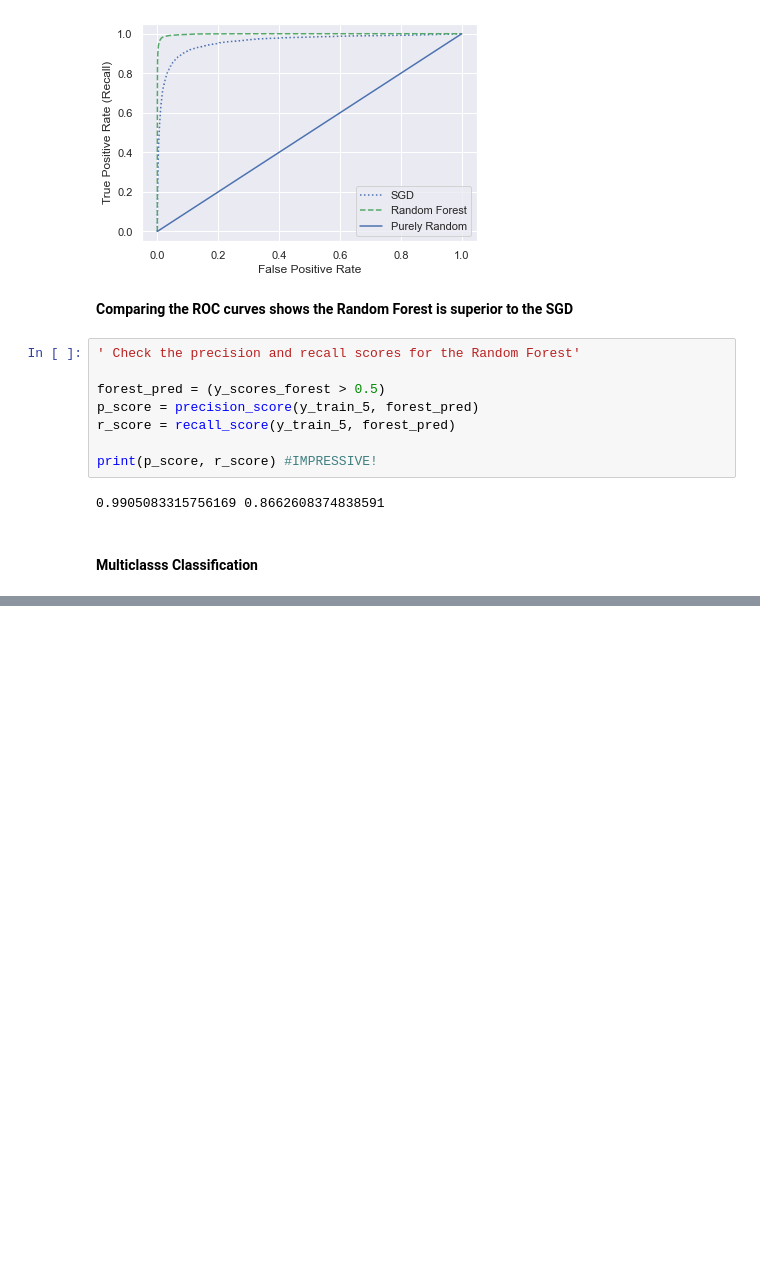
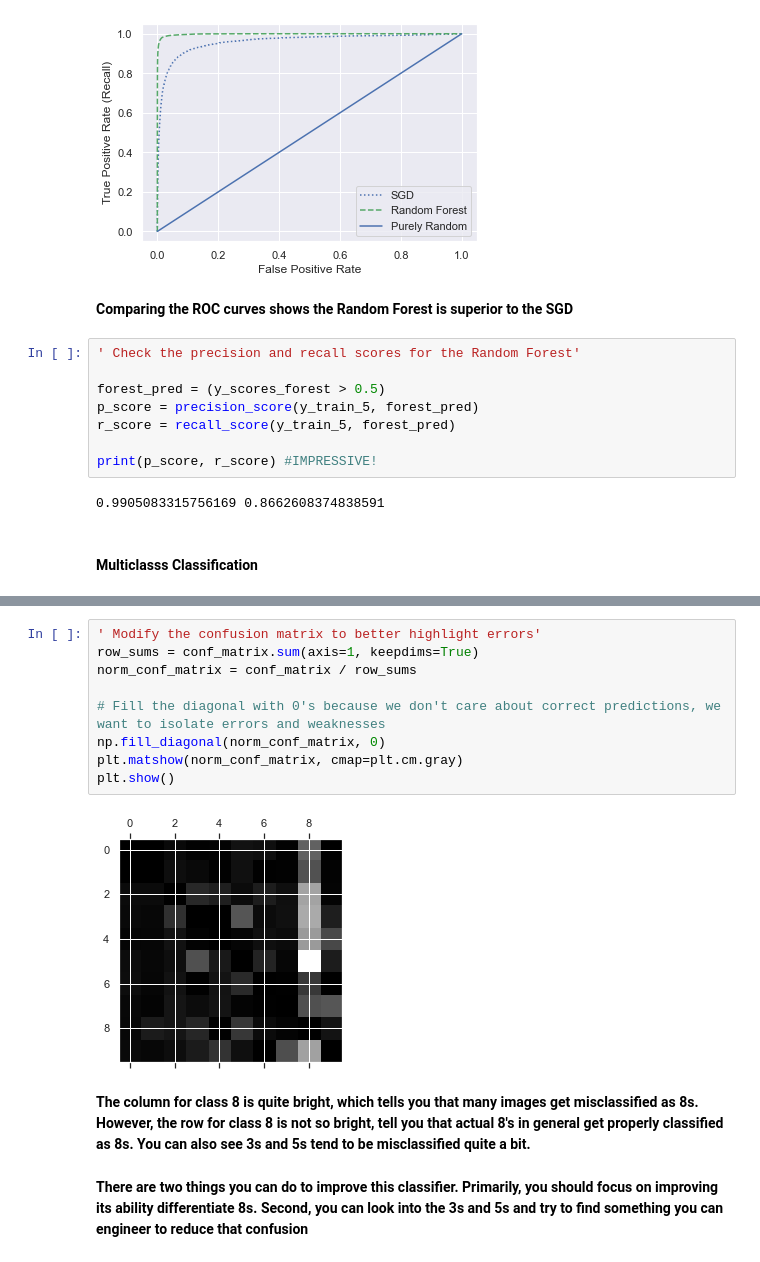
Before and after one commit to HyerQuality/O-Reilly-Hands-On-Machine-Learning, a Jupyter notebook: Chapter 3/Chapter 3 - Classification.ipynb, the cells around one changed output, grey strips where cells are left out. Drawn from its saved outputs; the diff is of its cells as text; blank space fills up the shorter version.

```diff
--- a/Chapter 3/Chapter 3 - Classification.ipynb
+++ b/Chapter 3/Chapter 3 - Classification.ipynb
@@ -312,0 +383,15 @@ print(p_score, r_score) #IMPRESSIVE!
+# %%
+' Modify the confusion matrix to better highlight errors'
+row_sums = conf_matrix.sum(axis=1, keepdims=True)
+norm_conf_matrix = conf_matrix / row_sums
+
+# Fill the diagonal with 0's because we don't care about correct predictions, we want to isolate errors and weaknesses
+np.fill_diagonal(norm_conf_matrix, 0)
+plt.matshow(norm_conf_matrix, cmap=plt.cm.gray)
+plt.show()
+# %% [output]
+[figure, added]
+# %% [markdown]
+<b> The column for class 8 is quite bright, which tells you that many images get misclassified as 8s.  However, the row for class 8 is not so bright, tell you that actual 8's in general get properly classified as 8s.  You can also see 3s and 5s tend to be misclassified quite a bit. <b>
+# %% [markdown]
+<b> There are two things you can do to improve this classifier.  Primarily, you should focus on improving its ability differentiate 8s.  Second, you can look into the 3s and 5s and try to find something you can engineer to reduce that confusion <b>
```
Also changed, not shown: parts of 15 cells of this notebook.
